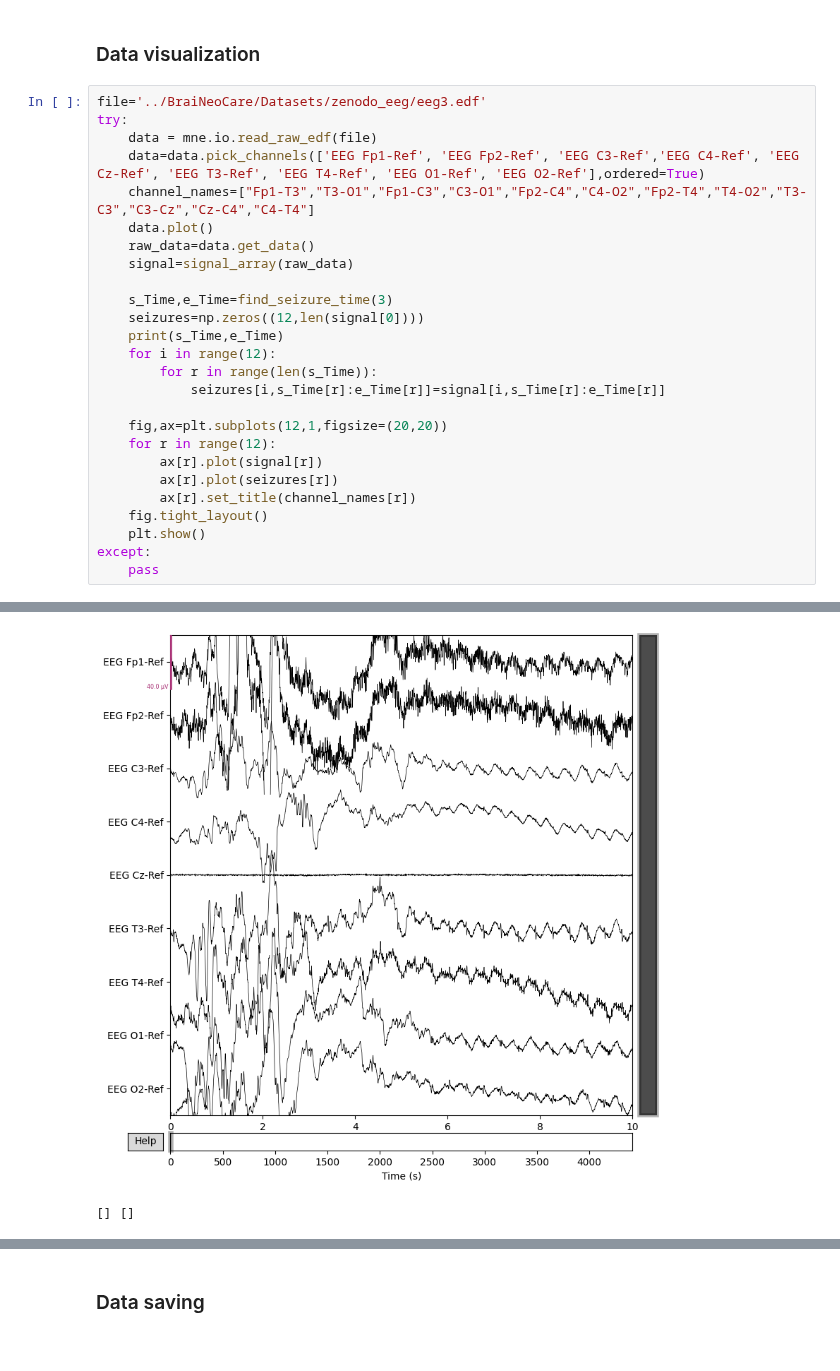
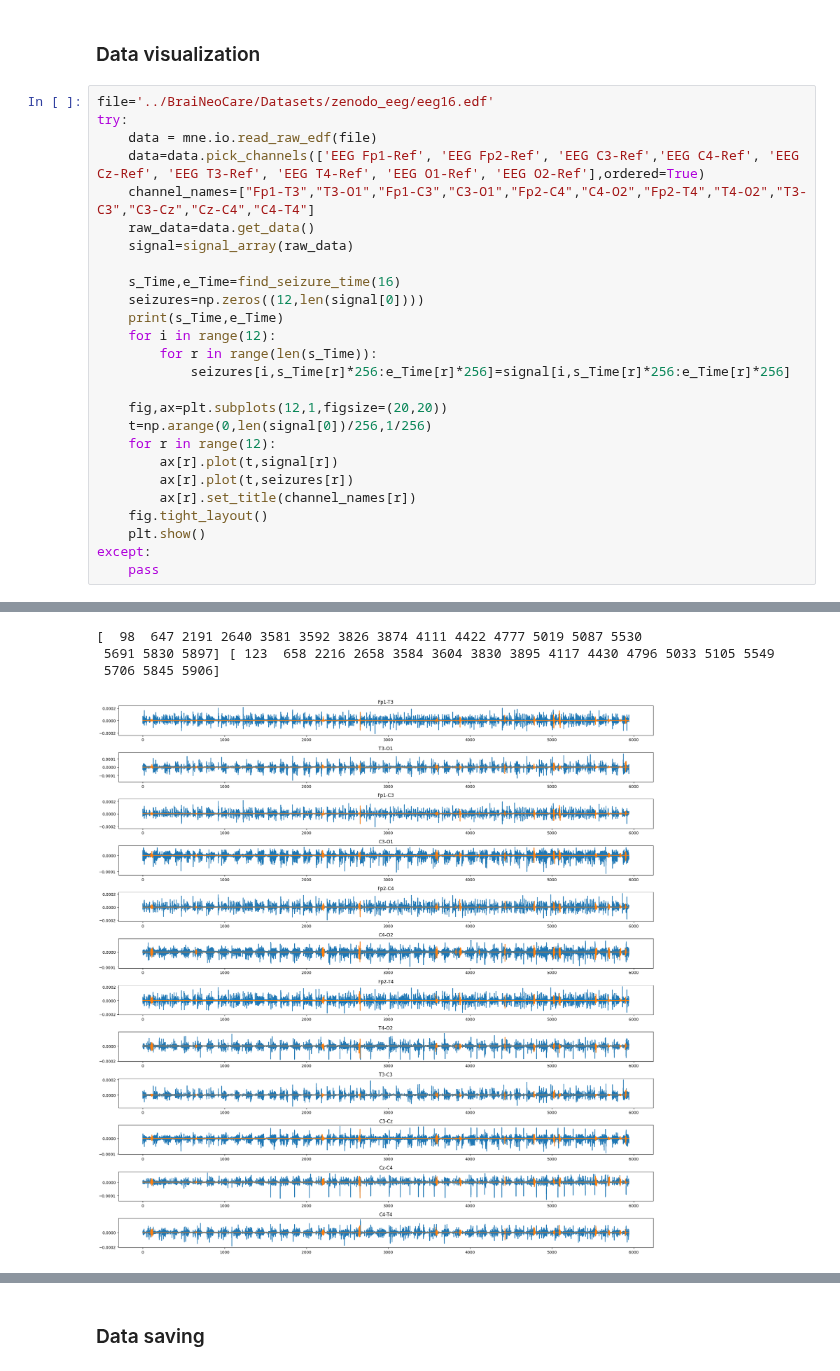
Before and after one commit to Dinuka-1999/BraiNeoCare, a Jupyter notebook: Read_Data.ipynb, the cells around one changed output, grey strips where cells are left out. Cells and saved outputs as stored; diff of their text form.

```diff
--- a/Read_Data.ipynb
+++ b/Read_Data.ipynb
@@ -45,26 +45,26 @@ print(mne.__version__)
 # %% [markdown]
 ### Data visualization
 # %%
-file='../BraiNeoCare/Datasets/zenodo_eeg/eeg3.edf'
+file='../BraiNeoCare/Datasets/zenodo_eeg/eeg16.edf'
 try:
     data = mne.io.read_raw_edf(file)
     data=data.pick_channels(['EEG Fp1-Ref', 'EEG Fp2-Ref', 'EEG C3-Ref','EEG C4-Ref', 'EEG Cz-Ref', 'EEG T3-Ref', 'EEG T4-Ref', 'EEG O1-Ref', 'EEG O2-Ref'],ordered=True)
     channel_names=["Fp1-T3","T3-O1","Fp1-C3","C3-O1","Fp2-C4","C4-O2","Fp2-T4","T4-O2","T3-C3","C3-Cz","Cz-C4","C4-T4"]
-    data.plot()
     raw_data=data.get_data()
     signal=signal_array(raw_data)
 
-    s_Time,e_Time=find_seizure_time(3)
+    s_Time,e_Time=find_seizure_time(16)
     seizures=np.zeros((12,len(signal[0])))
     print(s_Time,e_Time)
     for i in range(12):
         for r in range(len(s_Time)):
-            seizures[i,s_Time[r]:e_Time[r]]=signal[i,s_Time[r]:e_Time[r]]
+            seizures[i,s_Time[r]*256:e_Time[r]*256]=signal[i,s_Time[r]*256:e_Time[r]*256]
 
     fig,ax=plt.subplots(12,1,figsize=(20,20))
+    t=np.arange(0,len(signal[0])/256,1/256)
     for r in range(12):
-        ax[r].plot(signal[r])
-        ax[r].plot(seizures[r])
+        ax[r].plot(t,signal[r])
+        ax[r].plot(t,seizures[r])
         ax[r].set_title(channel_names[r])
     fig.tight_layout()
     plt.show()
@@ -75,6 +75,8 @@ Extracting EDF parameters from /home/nima/BraiNeoCare/Datasets/zenodo_eeg/eeg3.e
 EDF file detected
 Setting channel info structure...
 Creating raw.info structure...
 NOTE: pick_channels() is a legacy function. New code should use inst.pick(...).
+[  98  647 2191 2640 3581 3592 3826 3874 4111 4422 4777 5019 5087 5530
+ 5691 5830 5897] [ 123  658 2216 2658 3584 3604 3830 3895 4117 4430 4796 5033 5105 5549
+ 5706 5845 5906]
-[figure, old version]
+[figure, new version]
-[] []
```
Also changed, not shown: parts of 1 cell of this notebook.
